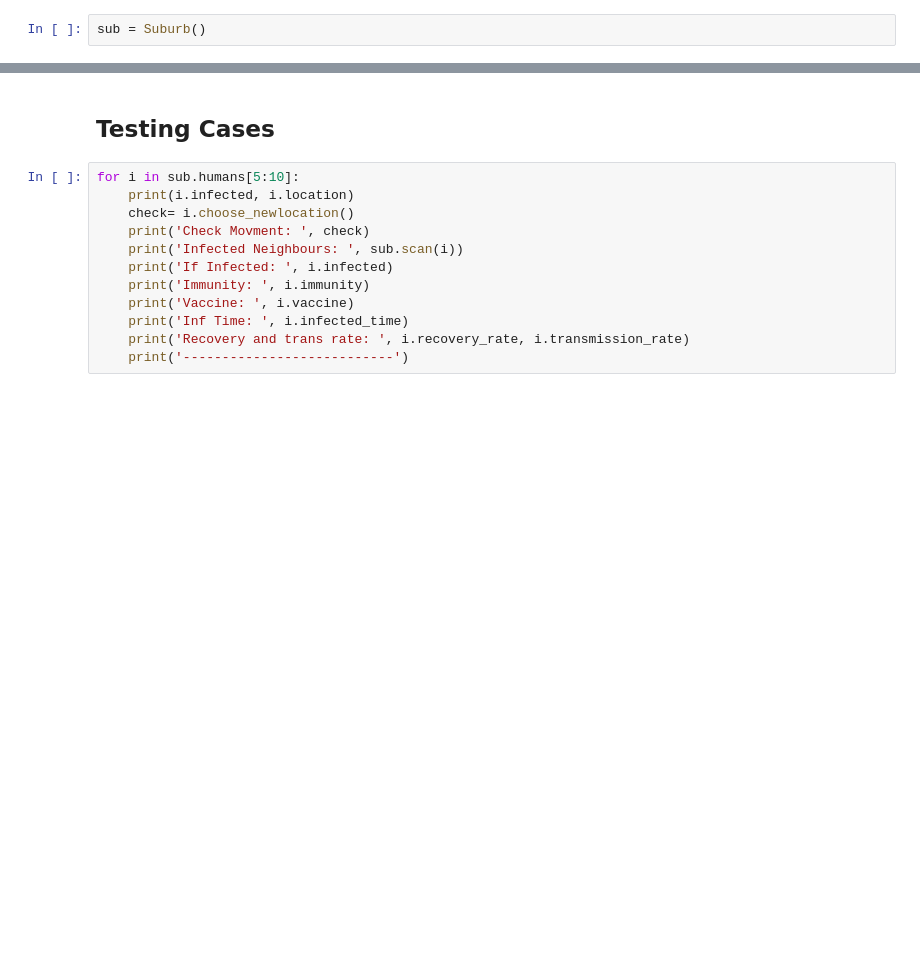
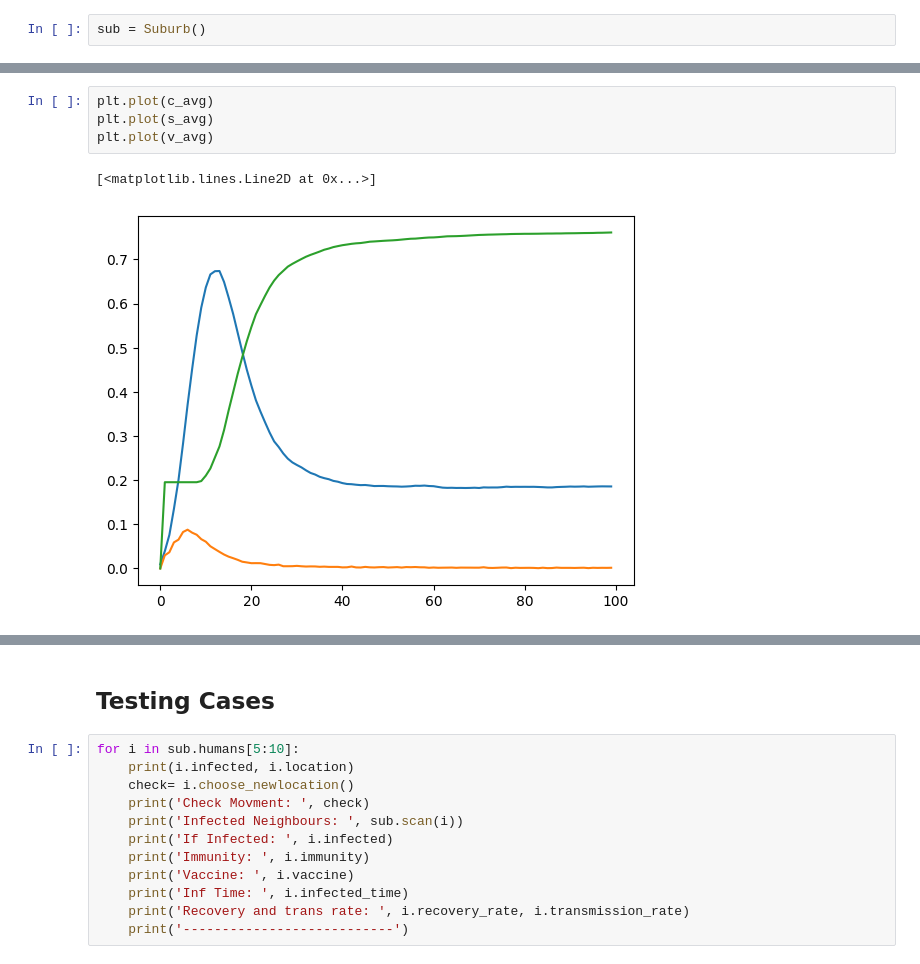
Before and after one commit to danieltobiastan97/diseasesABM, a Jupyter notebook: project.ipynb, the cells around one changed output, grey strips where cells are left out. Drawn from its saved outputs; the diff is of its cells as text; blank space fills up the shorter version.

```diff
--- a/project.ipynb
+++ b/project.ipynb
@@ -245,3 +324,10 @@ plt.plot(inf)
+# %%
+plt.plot(c_avg)
+plt.plot(s_avg)
+plt.plot(v_avg)
+# %% [output]
+[<matplotlib.lines.Line2D at 0x...>]
+[figure, added]
 # %%
 plt.imshow(sub.grid, cmap=cmap, norm=norm, interpolation='nearest', alpha=0.7)
 plt.show()
```
Also changed, not shown: parts of 13 cells of this notebook, 1 other file.
